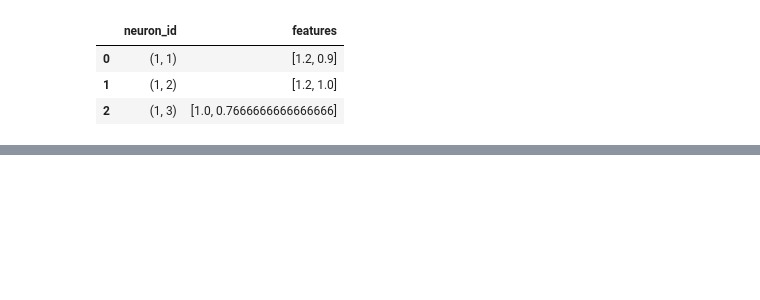
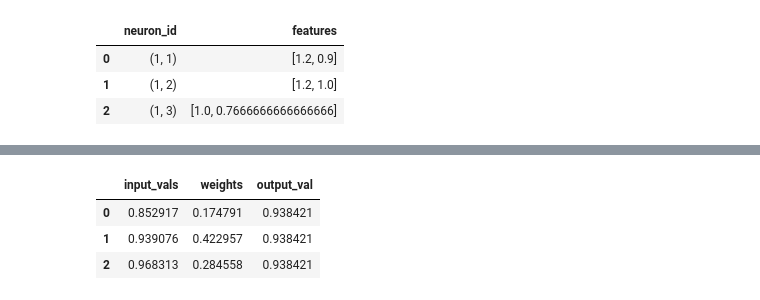
Before and after one commit to VitaIll/graph_neural_net_lib, a Jupyter notebook: diadicNet/test_notebook.ipynb, the cells around one changed output, grey strips where cells are left out. Cells and saved outputs as stored; diff of their text form; code cells hidden in the pictures; blank space fills up the shorter version.

Commit message:
output_layer

```diff
--- a/diadicNet/test_notebook.ipynb
+++ b/diadicNet/test_notebook.ipynb
@@ -110,0 +114,12 @@ layer_summary
+# %%
+output = OtputLayer(hidden)
+layer_summary = pd.DataFrame(
+output.properties()
+ )
+
+layer_summary
+# %% [output]
+|  | input_vals | weights | output_val |
+| 0 | 0.852917 | 0.174791 | 0.938421 |
+| 1 | 0.939076 | 0.422957 | 0.938421 |
+| 2 | 0.968313 | 0.284558 | 0.938421 |
```
Also changed, not shown: parts of 4 cells of this notebook, 3 other files.
